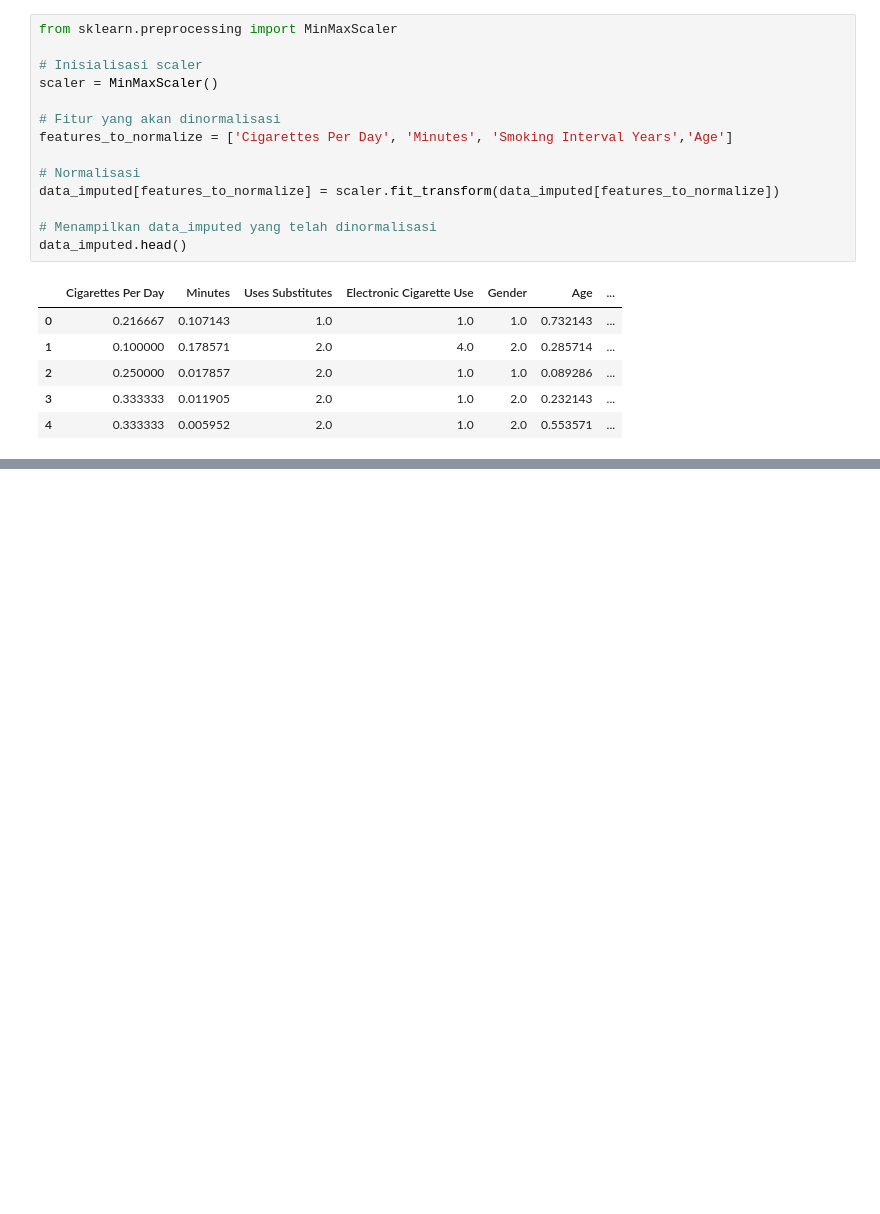
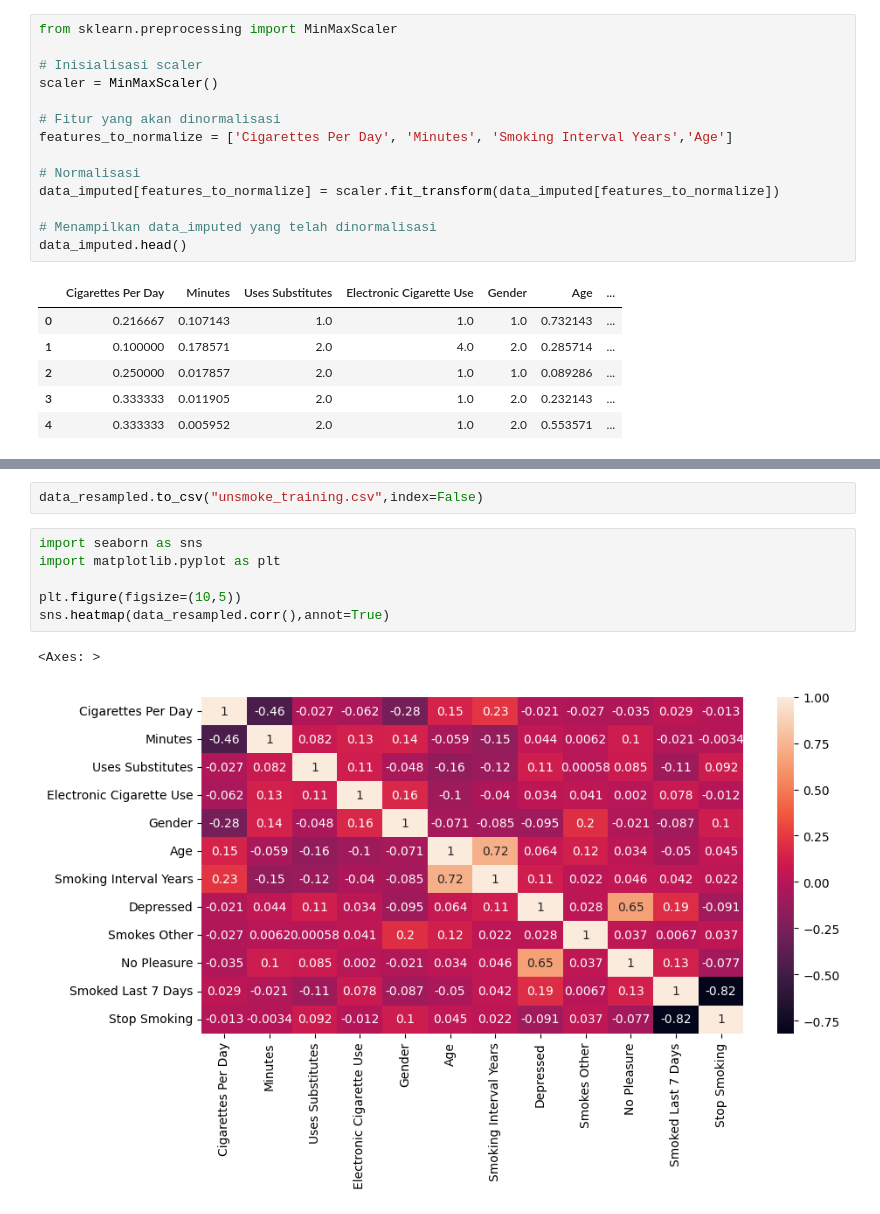
Before and after one commit to unsmoke/machine-learning, a Jupyter notebook: quite-smoke.ipynb, the cells around one changed output, grey strips where cells are left out. Cells and saved outputs as stored; diff of their text form; blank space fills up the shorter version.

```diff
--- a/quite-smoke.ipynb
+++ b/quite-smoke.ipynb
@@ -295,0 +291,11 @@ for i in categorical_features:
+# %%
+data_resampled.to_csv("unsmoke_training.csv",index=False)
+# %%
+import seaborn as sns
+import matplotlib.pyplot as plt
+
+plt.figure(figsize=(10,5))
+sns.heatmap(data_resampled.corr(),annot=True)
+# %% [output]
+<Axes: >
+[figure, added]
```
Also changed, not shown: parts of 33 cells of this notebook, 6 other files.
